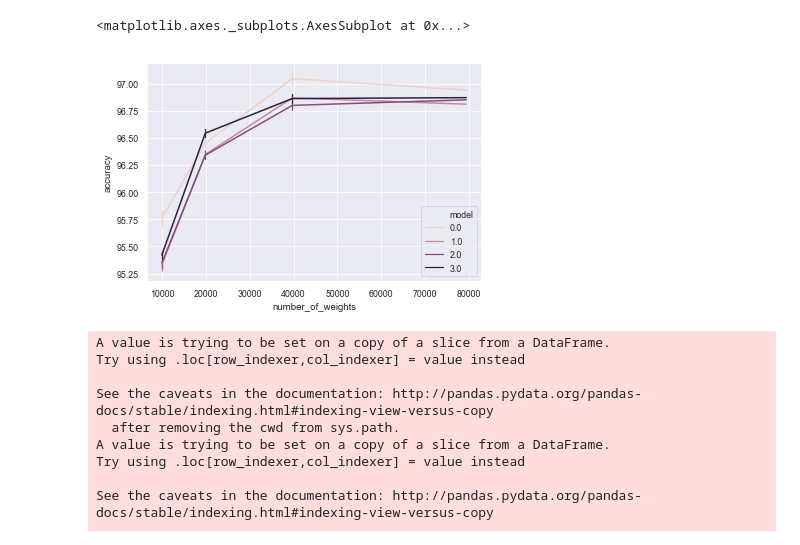
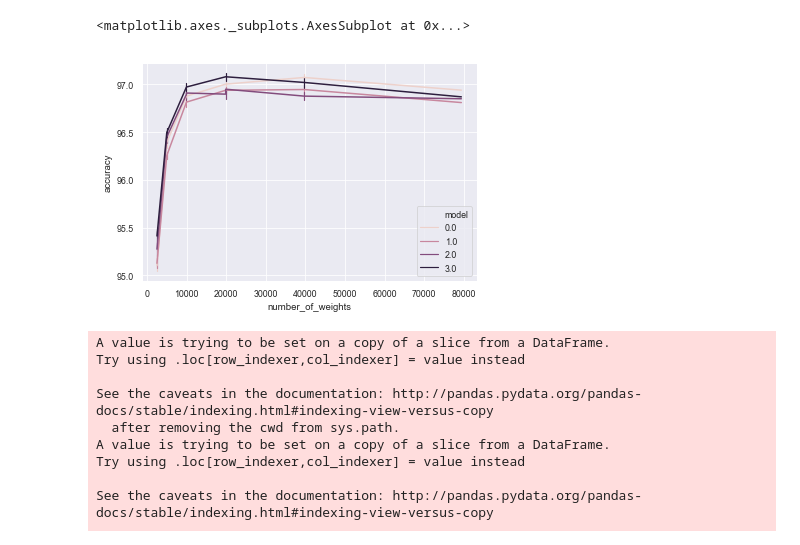
Before and after one commit to pauleon2/pruning-nn, a Jupyter notebook: evaluation.ipynb, the cells around one changed output. Cells and saved outputs as stored; diff of their text form; code cells hidden in the pictures.

```diff
--- a/evaluation.ipynb
+++ b/evaluation.ipynb
@@ -12,15 +12,16 @@ s = pd.read_pickle('./results/experiment1.pkl')
 original = s.loc[s['pruning_method'] == 'original']
 # %%
 tmp = s.loc[s['pruning_perc'] == 50]
-tmp = tmp.loc[tmp['pruning_method'] == 'magnitude_class_uniform']
+tmp = tmp.loc[tmp['pruning_method'] == 'magnitude_class_blinded']
 tmp = tmp.loc[tmp['accuracy'] > 95]
 tmp = tmp.append(original, ignore_index=True)
 tmp['model'] = tmp['model'].astype(float)
 
+# plt.ylim(90, 98)
 sns.lineplot(x='number_of_weights', y='accuracy', hue='model', err_style='bars', data=tmp, markers=True, ci='sd', legend='full', linewidth=1.5)
 # %% [output]
 <matplotlib.axes._subplots.AxesSubplot at 0x...>
-[figure, old version]
+[figure, new version]
 # %%
 tmp = s.loc[s['pruning_method'] == 'magnitude_class_blinded']
 # tmp = tmp.loc[tmp['accuracy'] > 95]
```
Also changed, not shown: parts of 5 cells of this notebook, 7 other files.
